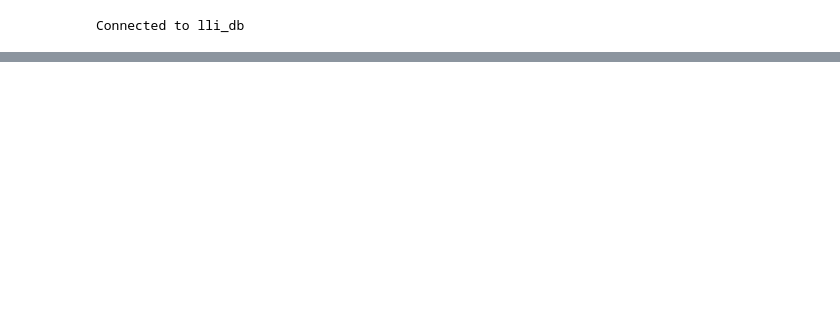
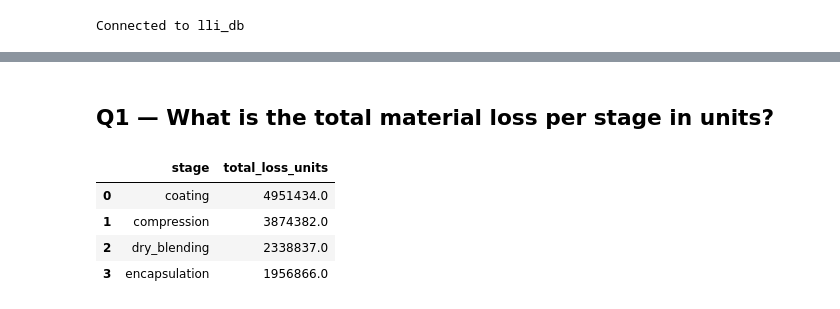
Before and after one commit to ToszNieva/Pharma_Manufacturing_Data_Analysis_Project, a Jupyter notebook: EDA_ANALYSIS/module_6.ipynb, the cells around one changed output, grey strips where cells are left out. Cells and saved outputs as stored; diff of their text form; code cells hidden in the pictures; blank space fills up the shorter version.

```diff
--- a/Pharma_Manufacturing_Data_Analysis_Folder/EDA_ANALYSIS/module_1.ipynb
+++ b/EDA_ANALYSIS/module_6.ipynb
@@ -88,0 +21,77 @@ to minimize production impact.
+# %% [markdown]
+## Q1 — What is the total material loss per stage in units?
+# %%
+material_loss_per_stage_query = """
+    WITH stage_yields AS (
+        SELECT
+            f.jo_id,
+            p.dosage_form,
+            j.batch_size,
+            MAX(CASE WHEN f.stage = 'dry_blending' THEN f.yield_pct END) AS yield_dry,
+            MAX(CASE WHEN f.stage = 'compression' THEN f.yield_pct END) AS yield_cmprsn,
+            MAX(CASE WHEN f.stage = 'coating' THEN f.yield_pct END) AS yield_ctng,
+            MAX(CASE WHEN f.stage = 'encapsulation' THEN f.yield_pct END) AS yield_encap
+        FROM fact_batch_production f
+        JOIN dim_job_order j ON f.jo_id = j.jo_id
+        JOIN dim_product p ON f.product_id = p.product_id
+        WHERE f.yield_pct IS NOT NULL
+        GROUP BY f.jo_id, p.dosage_form, j.batch_size
+    ),
+    stage_outputs AS (
+        SELECT
+            jo_id,
+            dosage_form,
+            batch_size,
+            yield_dry,
+            yield_cmprsn,
+            yield_ctng,
+            yield_encap,
+            -- Stage outputs
+            batch_size * COALESCE(yield_dry, 1)                         AS output_dry,
+            batch_size * COALESCE(yield_dry, 1) * COALESCE(yield_cmprsn, 1) AS output_cmprsn,
+            batch_size * COALESCE(yield_dry, 1) * COALESCE(yield_cmprsn, 1)
+                       * COALESCE(yield_ctng, 1)                        AS output_ctng,
+            batch_size * COALESCE(yield_dry, 1) * COALESCE(yield_encap, 1) AS output_encap
+        FROM stage_yields
+    ),
+    stage_losses AS (
+        SELECT
+            jo_id,
+            dosage_form,
+            batch_size,
+            -- Loss per stage = input to that stage × (1 - yield)
+            CASE WHEN yield_dry IS NOT NULL
+                THEN batch_size * (1 - yield_dry) END                   AS loss_dry,
+            CASE WHEN yield_cmprsn IS NOT NULL
+                THEN output_dry * (1 - yield_cmprsn) END                AS loss_cmprsn,
+            CASE WHEN yield_ctng IS NOT NULL
+                THEN output_cmprsn * (1 - yield_ctng) END               AS loss_ctng,
+            CASE WHEN yield_encap IS NOT NULL
+                THEN output_dry * (1 - yield_encap) END                 AS loss_encap
+        FROM stage_outputs
+    )
+    SELECT
+        stage,
+        ROUND(SUM(loss_units)) AS total_loss_units
+    FROM (
+        SELECT 'dry_blending'  AS stage, loss_dry    AS loss_units FROM stage_losses
+        UNION ALL
+        SELECT 'compression'   AS stage, loss_cmprsn AS loss_units FROM stage_losses
+        UNION ALL
+        SELECT 'coating'       AS stage, loss_ctng   AS loss_units FROM stage_losses
+        UNION ALL
+        SELECT 'encapsulation' AS stage, loss_encap  AS loss_units FROM stage_losses
+    ) unpivoted
+    WHERE loss_units IS NOT NULL
+    GROUP BY stage
+    ORDER BY total_loss_units DESC;
+"""
+
+df_loss_per_stage = pd.read_sql_query(material_loss_per_stage_query, engine)
+df_loss_per_stage
+# %% [output]
+|  | stage | total_loss_units |
+| 0 | coating | 4951434.0 |
+| 1 | compression | 3874382.0 |
+| 2 | dry_blending | 2338837.0 |
+| 3 | encapsulation | 1956866.0 |
```
Also changed, not shown: parts of 24 cells of this notebook, 11 other files.
